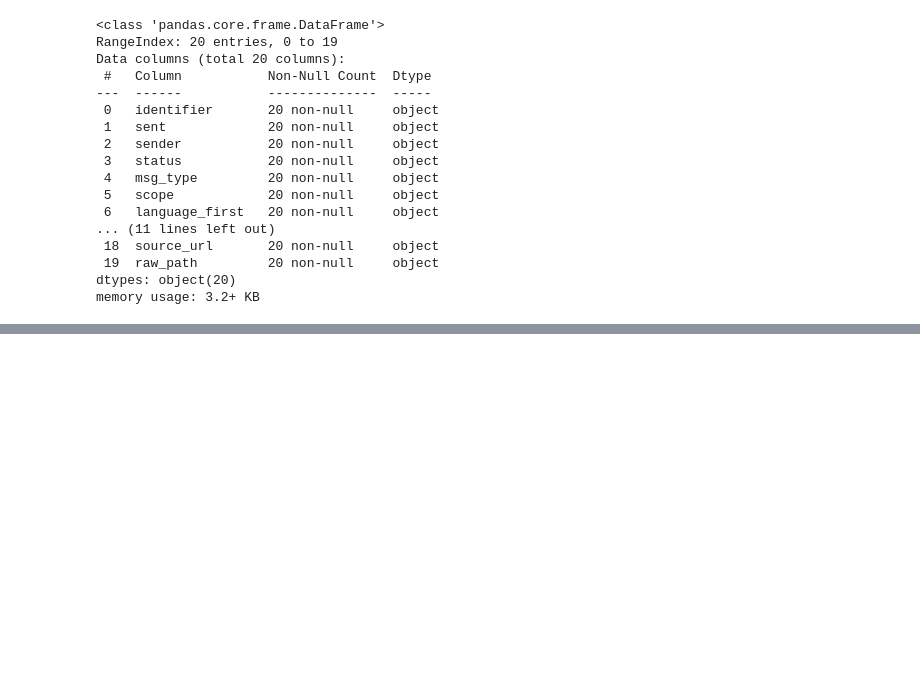
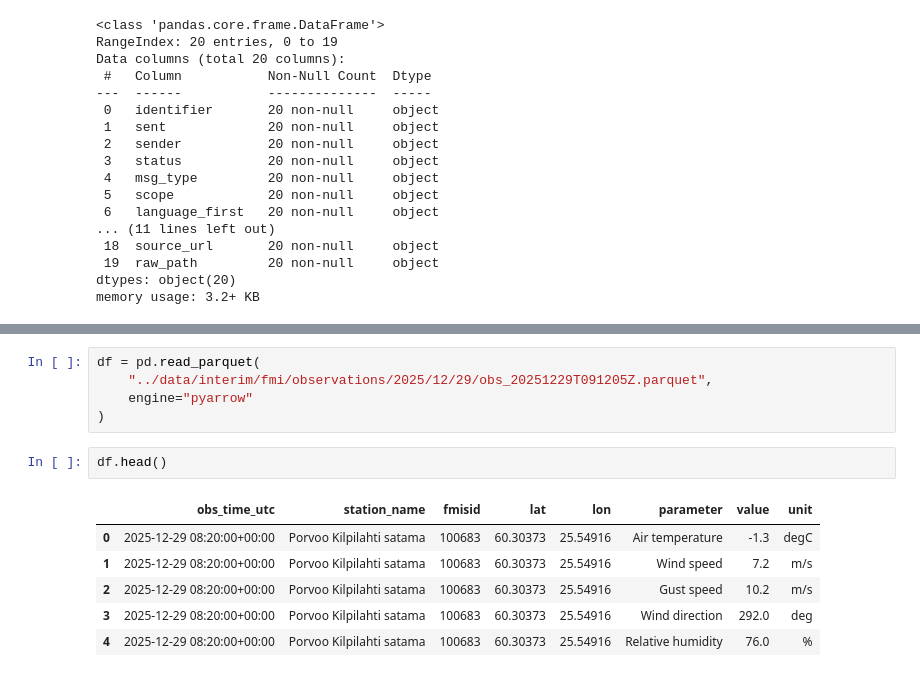
Before and after one commit to FuzelahamedShaik/windthrow-nowcasting, a Jupyter notebook: notebooks/01_data_exploration.ipynb, the cells around one changed output, grey strips where cells are left out. Saved outputs shown, nothing was run; the diff lists cells and outputs as text; blank space fills up the shorter version.

```diff
--- a/notebooks/01_data_exploration.ipynb
+++ b/notebooks/01_data_exploration.ipynb
@@ -160,0 +214,14 @@ memory usage: 3.2+ KB
+# %%
+df = pd.read_parquet(
+    "../data/interim/fmi/observations/2025/12/29/obs_20251229T091205Z.parquet",
+    engine="pyarrow"
+)
+# %%
+df.head()
+# %% [output]
+|  | obs_time_utc | station_name | fmisid | lat | lon | parameter | value | unit |
+| 0 | 2025-12-29 08:20:00+00:00 | Porvoo Kilpilahti satama | 100683 | 60.30373 | 25.54916 | Air temperature | -1.3 | degC |
+| 1 | 2025-12-29 08:20:00+00:00 | Porvoo Kilpilahti satama | 100683 | 60.30373 | 25.54916 | Wind speed | 7.2 | m/s |
+| 2 | 2025-12-29 08:20:00+00:00 | Porvoo Kilpilahti satama | 100683 | 60.30373 | 25.54916 | Gust speed | 10.2 | m/s |
+| 3 | 2025-12-29 08:20:00+00:00 | Porvoo Kilpilahti satama | 100683 | 60.30373 | 25.54916 | Wind direction | 292.0 | deg |
+| 4 | 2025-12-29 08:20:00+00:00 | Porvoo Kilpilahti satama | 100683 | 60.30373 | 25.54916 | Relative humidity | 76.0 | % |
```
Also changed, not shown: parts of 8 cells of this notebook, 16 other files.
